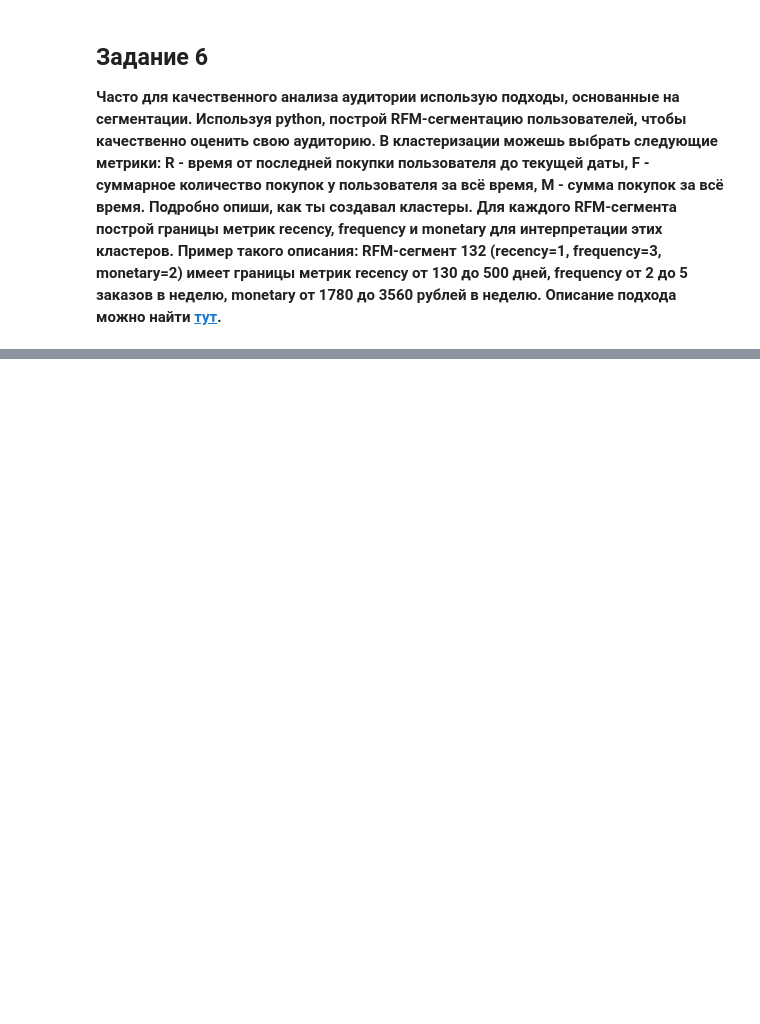
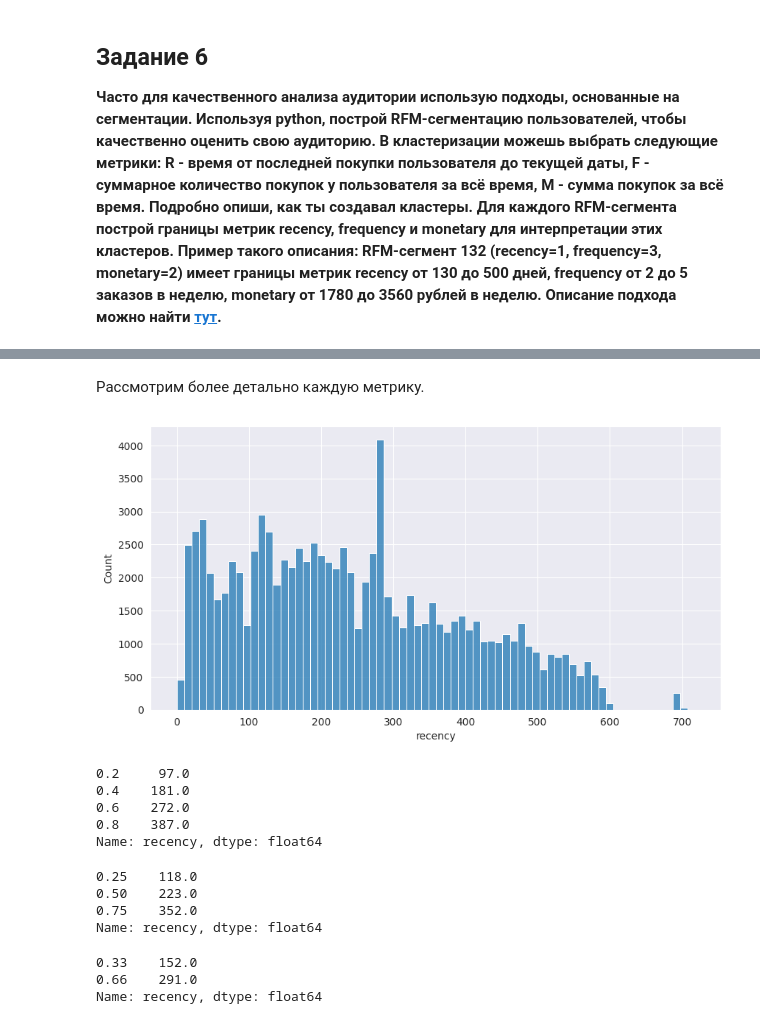
Before and after one commit to Terkinsss/karpov_courses_intermediate_project, a Jupyter notebook: Project.ipynb, the cells around one changed output, grey strips where cells are left out. Drawn from its saved outputs; the diff is of its cells as text; code cells hidden in the pictures; blank space fills up the shorter version.

```diff
--- a/Project.ipynb
+++ b/Project.ipynb
@@ -785,0 +793,5 @@ print(f'Когорта с самым высоким retention: {pivot_t[2].idxma
+# %%
+items_grouped_temp = (items.groupby('order_id', as_index=False)
+                      .agg({'price': 'sum'}))
+rfm_df = orders_merged.merge(items_grouped_temp, how='left', on='order_id')
+rfm_df.head()
@@ -785,0 +805,6 @@ print(f'Когорта с самым высоким retention: {pivot_t[2].idxma
+# %%
+rfm_df = rfm_df[['order_id',
+                 'customer_unique_id',
+                 'order_approved_at',
+                 'price']].copy()
+rfm_df.head()
@@ -785,0 +820,5 @@ print(f'Когорта с самым высоким retention: {pivot_t[2].idxma
+# %%
+rfm_df['delata_days'] = (rfm_df['order_approved_at']
+                         .apply(lambda x:
+                                rfm_df['order_approved_at'].max() - x).dt.days)
+rfm_df.head()
@@ -785,0 +834,9 @@ print(f'Когорта с самым высоким retention: {pivot_t[2].idxma
+# %%
+rfm = (rfm_df.groupby('customer_unique_id', as_index=False)
+      .agg({'delata_days': 'min',
+            'order_id': 'count',
+            'price': 'sum'})
+      .rename(columns=({'delata_days': 'recency',
+                       'order_id': 'frequency',
+                       'price': 'monetary'})))
+rfm.head()
@@ -785,0 +864,27 @@ print(f'Когорта с самым высоким retention: {pivot_t[2].idxma
+# %% [markdown]
+Рассмотрим более детально каждую метрику.
+# %%
+sns.histplot(rfm['recency']);
+# %% [output]
+[figure, added]
+# %%
+rfm['recency'].quantile([.2, .4, .6, .8])
+# %% [output]
+0.2     97.0
+0.4    181.0
+0.6    272.0
+0.8    387.0
+Name: recency, dtype: float64
+# %%
+rfm['recency'].quantile([.25, .5, .75])
+# %% [output]
+0.25    118.0
+0.50    223.0
+0.75    352.0
+Name: recency, dtype: float64
+# %%
+rfm['recency'].quantile([.33, .66])
+# %% [output]
+0.33    152.0
+0.66    291.0
+Name: recency, dtype: float64
```
Also changed, not shown: parts of 18 cells of this notebook.
